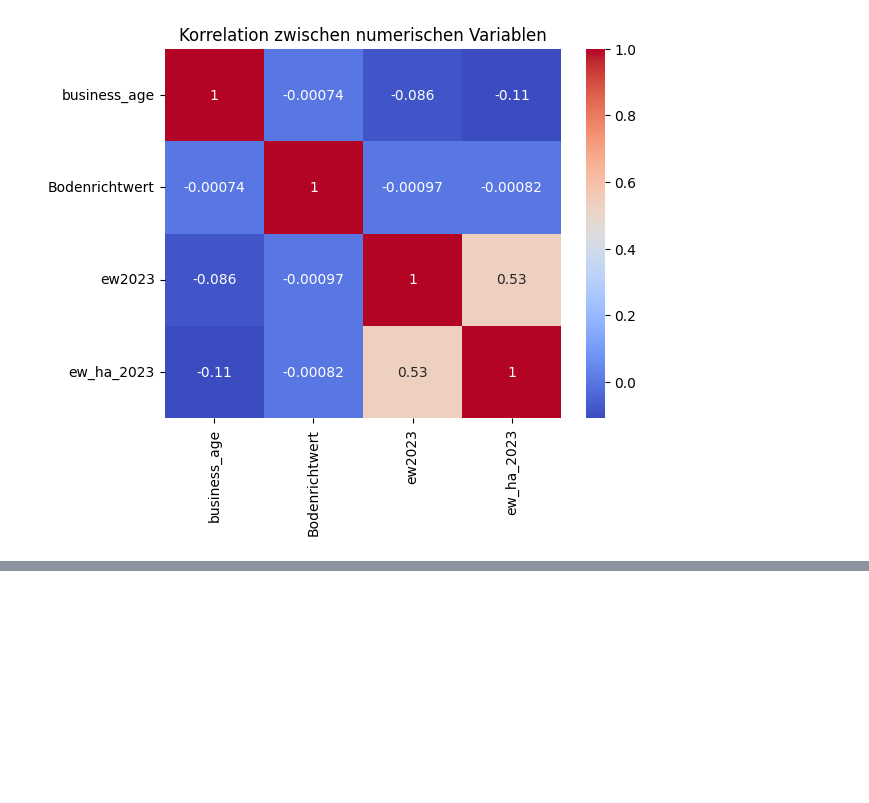
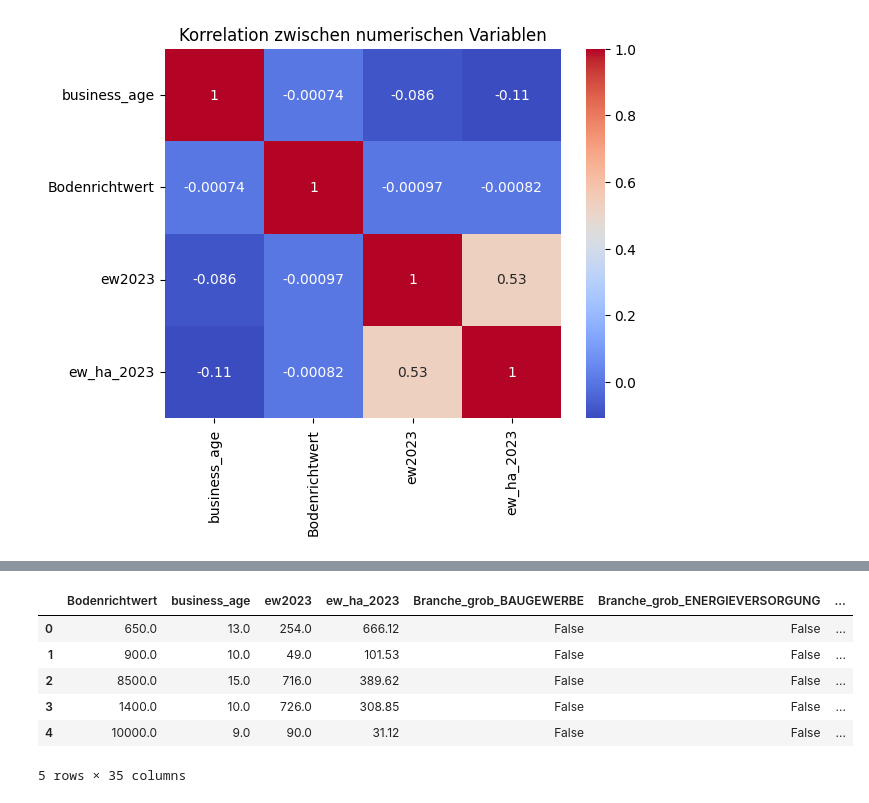
Before and after one commit to Tooonni/DAMI01, a Jupyter notebook: notebooks/main.ipynb, the cells around one changed output, grey strips where cells are left out. Saved outputs shown, nothing was run; the diff lists cells and outputs as text; code cells hidden in the pictures; blank space fills up the shorter version.

```diff
--- a/notebooks/main.ipynb
+++ b/notebooks/main.ipynb
@@ -515,0 +584,24 @@ plt.show()
+# %%
+def iqr_outlier(df, column_name):
+    col = df[column_name]
+
+    Q1 = col.quantile(0.25)
+    Q3 = col.quantile(0.75)
+    IQR = Q3 - Q1
+
+    untere_grenze = Q1 - 1.5 * IQR
+    obere_grenze = Q3 + 1.5 * IQR
+
+    anzahl_unter = (col < untere_grenze).sum()
+    anzahl_über = (col > obere_grenze).sum()
+
+    print(f"Spalte: {column_name}")
+    print(f"Q1 (25%): {Q1:.2f}")
+    print(f"Q3 (75%): {Q3:.2f}")
+    print(f"IQR: {IQR:.2f}")
+    print(f"Untere Grenze (Ausreißer): {untere_grenze:.2f}")
+    print(f"Obere Grenze (Ausreißer): {obere_grenze:.2f}")
+    print(f"Anzahl unterhalb der unteren Grenze: {anzahl_unter}")
+    print(f"Anzahl oberhalb der oberen Grenze: {anzahl_über}")
+
+    return untere_grenze, obere_grenze
@@ -515,0 +776,12 @@ plt.show()
+# %%
+# One Hot Encoding
+features_kmeans = pd.get_dummies(features_kmeans, columns=["Branche_grob", "Bezirk"], drop_first=False)
+features_kmeans.head()
+# %% [output]
+|  | Bodenrichtwert | business_age | ew2023 | ew_ha_2023 | Branche_grob_BAUGEWERBE | Branche_grob_ENERGIEVERSORGUNG | ... |
+| 0 | 650.0 | 13.0 | 254.0 | 666.12 | False | False | ... |
+| 1 | 900.0 | 10.0 | 49.0 | 101.53 | False | False | ... |
+| 2 | 8500.0 | 15.0 | 716.0 | 389.62 | False | False | ... |
+| 3 | 1400.0 | 10.0 | 726.0 | 308.85 | False | False | ... |
+| 4 | 10000.0 | 9.0 | 90.0 | 31.12 | False | False | ... |
+5 rows × 35 columns
```
Also changed, not shown: parts of 39 cells of this notebook, 1 other file.
